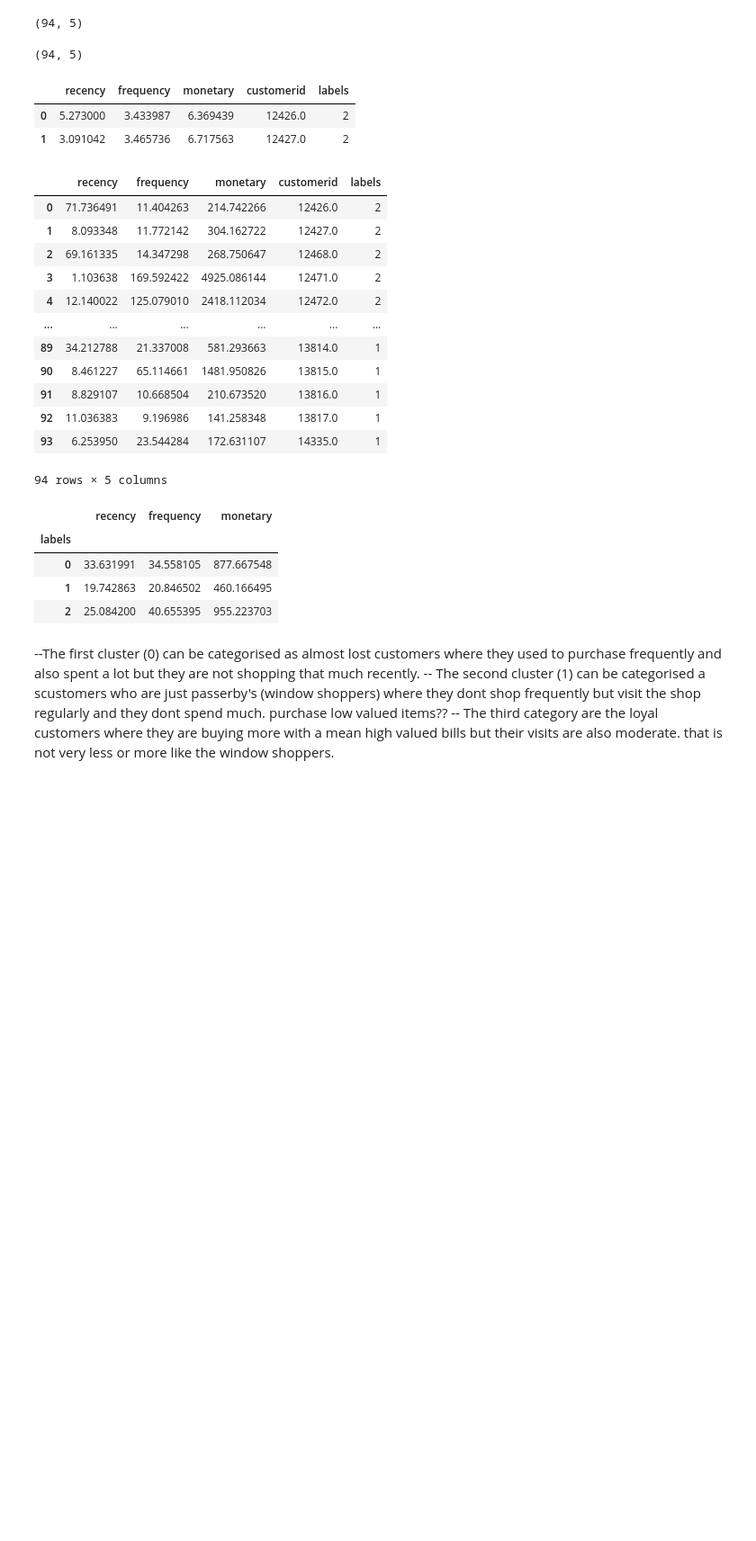
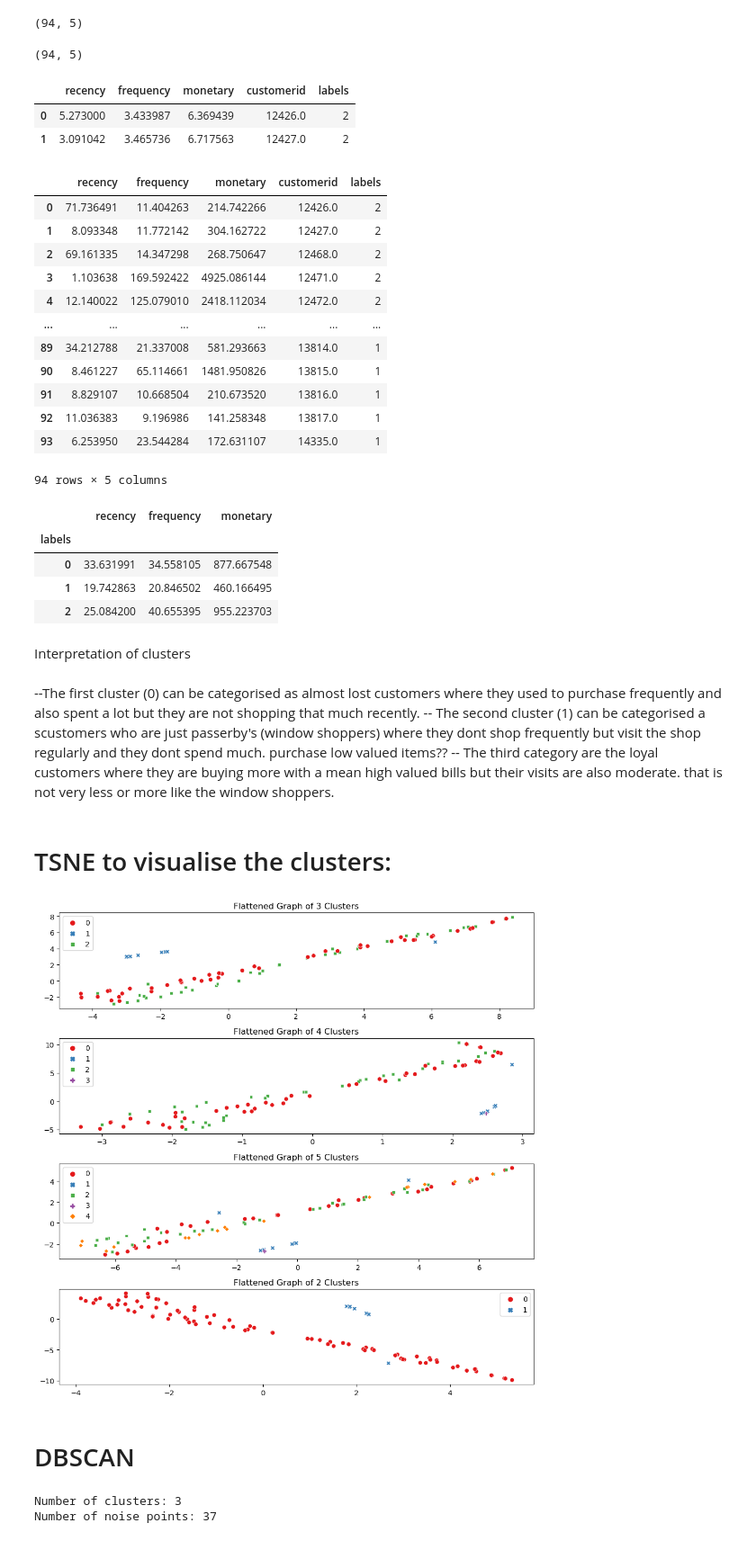
Before and after one commit to hemsun/RFM-Customer-Segmentation-Analysis, a Jupyter notebook: rfm.ipynb, the cells around one changed output. Shown: that part at 90% size. Saved outputs shown, nothing was run; the diff lists cells and outputs as text; code cells hidden in the pictures; blank space fills up the shorter version.

Commit message:
added tsne and dbscan

```diff
--- a/rfm.ipynb
+++ b/rfm.ipynb
@@ -721,8 +709,12 @@ cluster_analysis
 | 0 | 33.631991 | 34.558105 | 877.667548 |
 | 1 | 19.742863 | 20.846502 | 460.166495 |
 | 2 | 25.084200 | 40.655395 | 955.223703 |
+# %% [markdown]
+Interpretation of clusters
 # %% [markdown]
 --The first cluster (0) can be categorised as almost lost customers where they used to purchase frequently and also spent a lot but they are not shopping that much recently.
 -- The second cluster (1) can be categorised a scustomers who are just passerby's (window shoppers) where they dont shop frequently but visit the shop regularly and they dont spend much.
 purchase low valued items??
 -- The third category are the loyal customers where they are buying more with a mean high valued bills but their visits are also moderate. that is not very less or more like the window shoppers.
+# %% [markdown]
+# TSNE to visualise the clusters:
@@ -728,0 +723,41 @@ purchase low valued items??
+# %%
+def kmeans(normalised_df_rfm, clusters_number, original_df_rfm):
+
+    kmeans = KMeans(n_clusters = clusters_number, random_state = 1)
+    kmeans.fit(normalised_df_rfm)
+
+    # Extract cluster labels
+    cluster_labels = kmeans.labels_
+
+    # Create a cluster label column in original dataset
+    df_new = original_df_rfm.assign(Cluster = cluster_labels)
+
+    # Initialise TSNE
+    model = TSNE(random_state=1)
+    transformed = model.fit_transform(df_new)
+
+    # Plot t-SNE
+    plt.title('Flattened Graph of {} Clusters'.format(clusters_number))
+    sns.scatterplot(x=transformed[:,0], y=transformed[:,1], hue=cluster_labels, style=cluster_labels, palette="Set1")
+
+    return df_new
+# %%
+plt.figure(figsize=(10, 10))
+
+plt.subplot(4, 1, 1)
+df_rfm_k3 = kmeans(df_scaled_data, 3, rfm_df)
+
+plt.subplot(4, 1, 2)
+df_rfm_k4 = kmeans(df_scaled_data, 4, rfm_df)
+
+plt.subplot(4, 1, 3)
+df_rfm_k5 = kmeans(df_scaled_data, 5, rfm_df)
+df_scaled_data
+plt.subplot(4, 1, 4)
+df_rfm_k2 = kmeans(df_scaled_data, 2, rfm_df)
+
+plt.tight_layout()
+# %% [output]
+[figure, added]
+# %% [markdown]
+# DBSCAN
@@ -728,0 +777,15 @@ purchase low valued items??
+# %%
+# Add cluster labels to the DataFrame
+
+df_with_cluster_labels= df_scaled_data.copy()
+df_with_cluster_labels['dbscan_labels'] = clusters
+
+# Check the number of clusters and noise points
+n_clusters = len(set(clusters)) - (1 if -1 in clusters else 0)
+n_noise = list(clusters).count(-1)
+
+print(f"Number of clusters: {n_clusters}")
+print(f"Number of noise points: {n_noise}")
+# %% [output]
+Number of clusters: 3
+Number of noise points: 37
```
Also changed, not shown: parts of 13 cells of this notebook.
